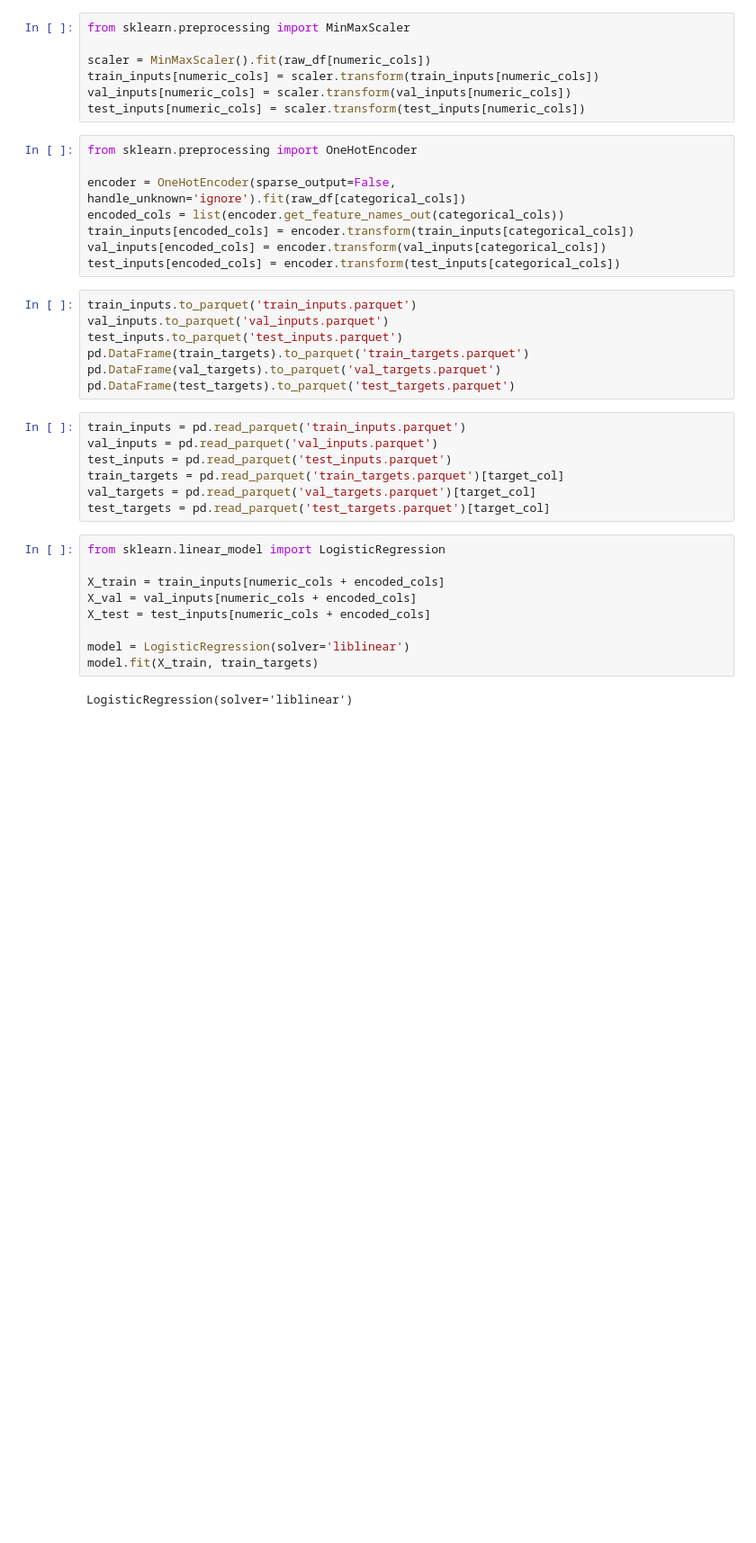
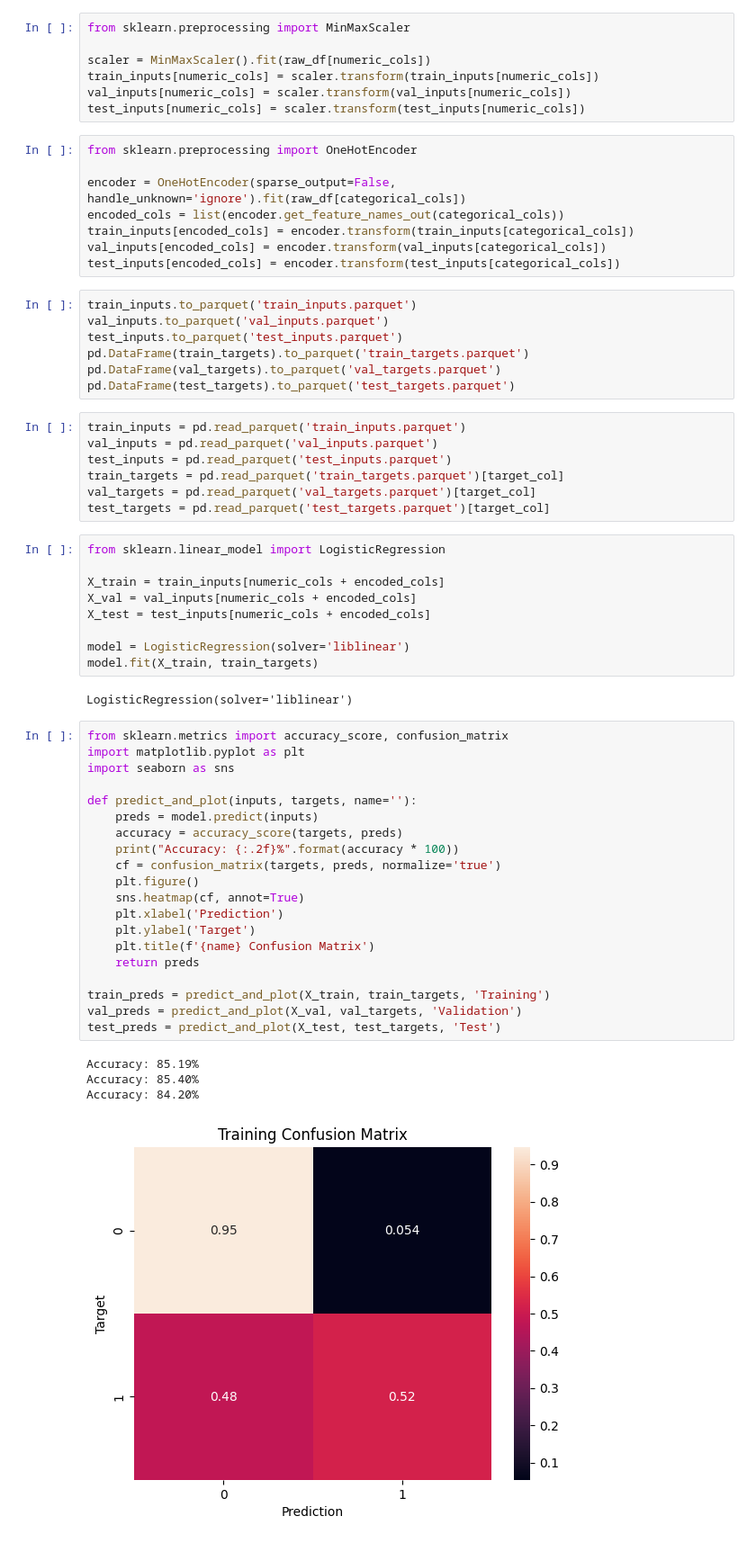
Before and after one commit to AdithyaNarayann/Weather_prediction_logistic_regression, a Jupyter notebook: main.ipynb, the cells around one changed output. Shown: that part at 90% size. Cells and saved outputs as stored; diff of their text form; blank space fills up the shorter version.

```diff
--- a/main.ipynb
+++ b/main.ipynb
@@ -75,3 +75,28 @@ model = LogisticRegression(solver='liblinear')
 model.fit(X_train, train_targets)
 # %% [output]
 LogisticRegression(solver='liblinear')
+# %%
+from sklearn.metrics import accuracy_score, confusion_matrix
+import matplotlib.pyplot as plt
+import seaborn as sns
+
+def predict_and_plot(inputs, targets, name=''):
+    preds = model.predict(inputs)
+    accuracy = accuracy_score(targets, preds)
+    print("Accuracy: {:.2f}%".format(accuracy * 100))
+    cf = confusion_matrix(targets, preds, normalize='true')
+    plt.figure()
+    sns.heatmap(cf, annot=True)
+    plt.xlabel('Prediction')
+    plt.ylabel('Target')
+    plt.title(f'{name} Confusion Matrix')
+    return preds
+
+train_preds = predict_and_plot(X_train, train_targets, 'Training')
+val_preds = predict_and_plot(X_val, val_targets, 'Validation')
+test_preds = predict_and_plot(X_test, test_targets, 'Test')
+# %% [output]
+Accuracy: 85.19%
+Accuracy: 85.40%
+Accuracy: 84.20%
+[figure, added]
```
Also changed, not shown: parts of 1 cell of this notebook.
